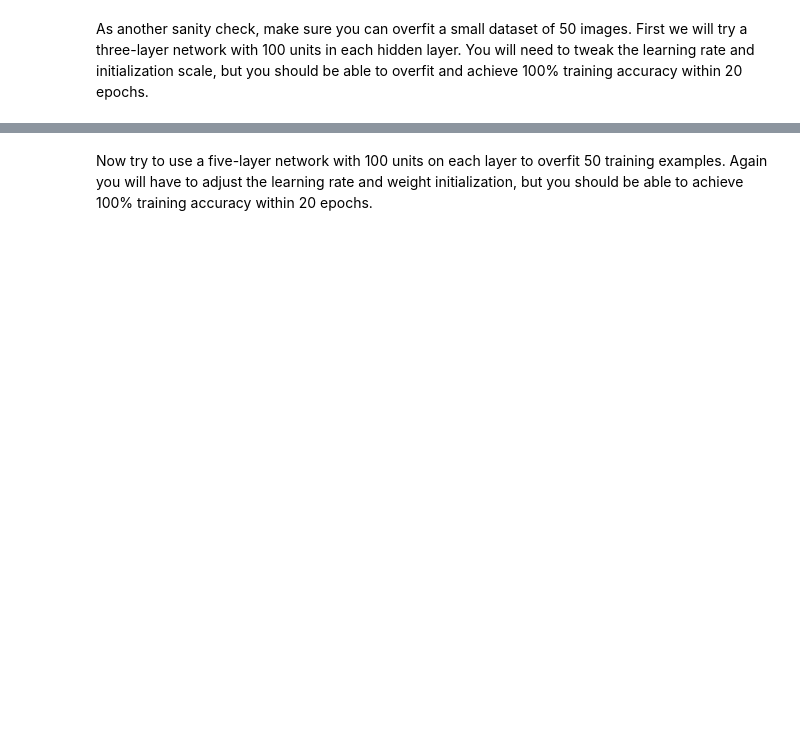
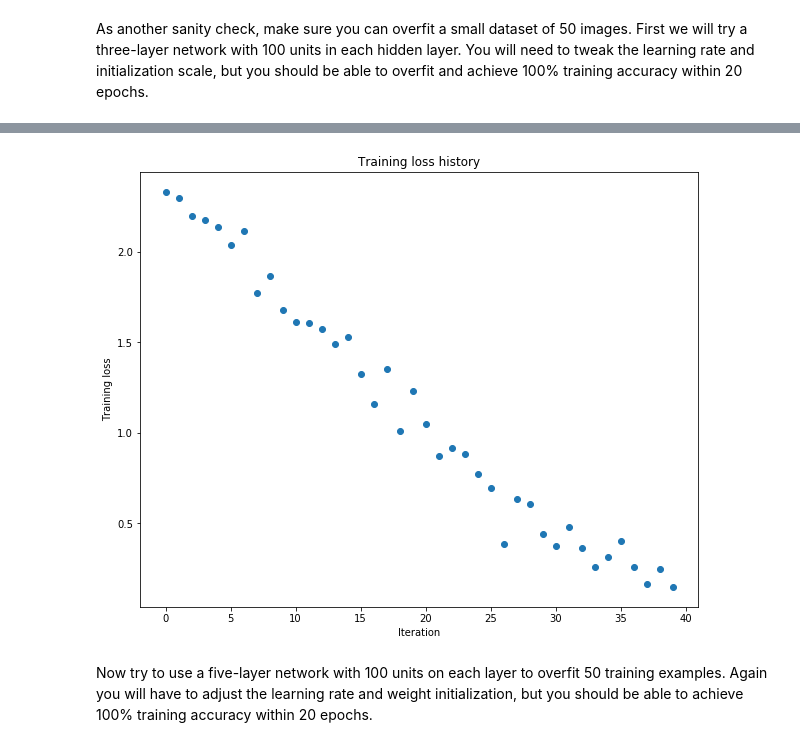
Before and after one commit to iznauy/cs231n, a Jupyter notebook: assignment2/FullyConnectedNets.ipynb, the cells around one changed output, grey strips where cells are left out. Saved outputs shown, nothing was run; the diff lists cells and outputs as text; code cells hidden in the pictures; blank space fills up the shorter version.

```diff
--- a/assignment2/FullyConnectedNets.ipynb
+++ b/assignment2/FullyConnectedNets.ipynb
@@ -420,7 +434,7 @@ small_data = {
 }
 
 weight_scale = 1e-2
-learning_rate = 1e-4
+learning_rate = 5e-3
 model = FullyConnectedNet([100, 100],
               weight_scale=weight_scale, dtype=np.float64)
 solver = Solver(model, small_data,
@@ -437,3 +451,4 @@ plt.title('Training loss history')
 plt.xlabel('Iteration')
 plt.ylabel('Training loss')
 plt.show()
+# %% [output]
@@ -440,3 +472,4 @@ plt.show()
+[figure, added]
 # %% [markdown]
 Now try to use a five-layer network with 100 units on each layer to overfit 50 training examples. Again you will have to adjust the learning rate and weight initialization, but you should be able to achieve 100% training accuracy within 20 epochs.
 # %%
```
Also changed, not shown: parts of 8 cells of this notebook, 1 other file.
